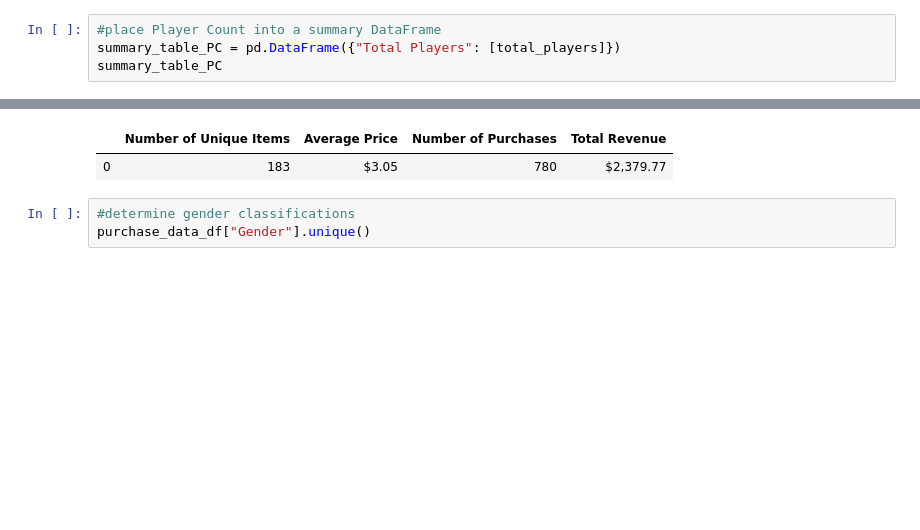
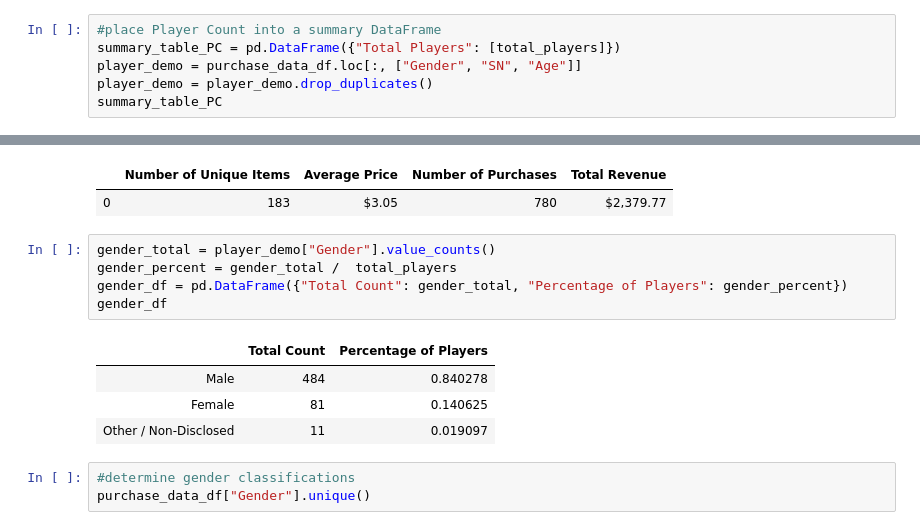
Before and after one commit to VallieTracy/pandas-challenge, a Jupyter notebook: HeroesOfPymoli/main.ipynb, the cells around one changed output, grey strips where cells are left out. Saved outputs shown, nothing was run; the diff lists cells and outputs as text; blank space fills up the shorter version.

```diff
--- a/HeroesOfPymoli/main.ipynb
+++ b/HeroesOfPymoli/main.ipynb
@@ -23,6 +23,8 @@ total_players
 # %%
 #place Player Count into a summary DataFrame
 summary_table_PC = pd.DataFrame({"Total Players": [total_players]})
+player_demo = purchase_data_df.loc[:, ["Gender", "SN", "Age"]]
+player_demo = player_demo.drop_duplicates()
 summary_table_PC
 # %% [output]
 |  | Total Players |
@@ -65,6 +67,16 @@ summary_table_PA.head()
 # %% [output]
 |  | Number of Unique Items | Average Price | Number of Purchases | Total Revenue |
 | 0 | 183 | $3.05 | 780 | $2,379.77 |
+# %%
+gender_total = player_demo["Gender"].value_counts()
+gender_percent = gender_total /  total_players
+gender_df = pd.DataFrame({"Total Count": gender_total, "Percentage of Players": gender_percent})
+gender_df
+# %% [output]
+|  | Total Count | Percentage of Players |
+| Male | 484 | 0.840278 |
+| Female | 81 | 0.140625 |
+| Other / Non-Disclosed | 11 | 0.019097 |
 # %%
 #determine gender classifications
 purchase_data_df["Gender"].unique()
```
Also changed, not shown: parts of 4 cells of this notebook.
